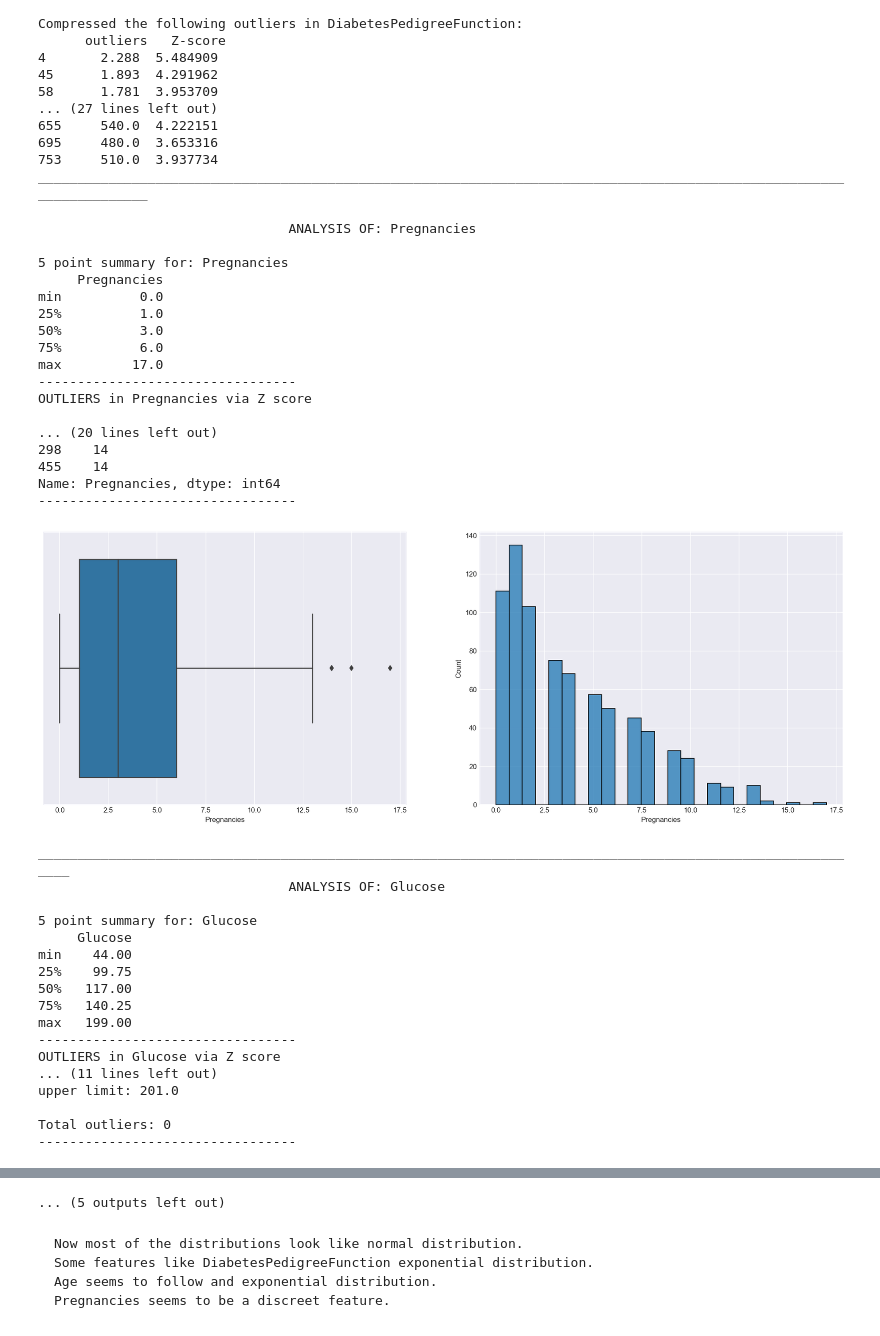
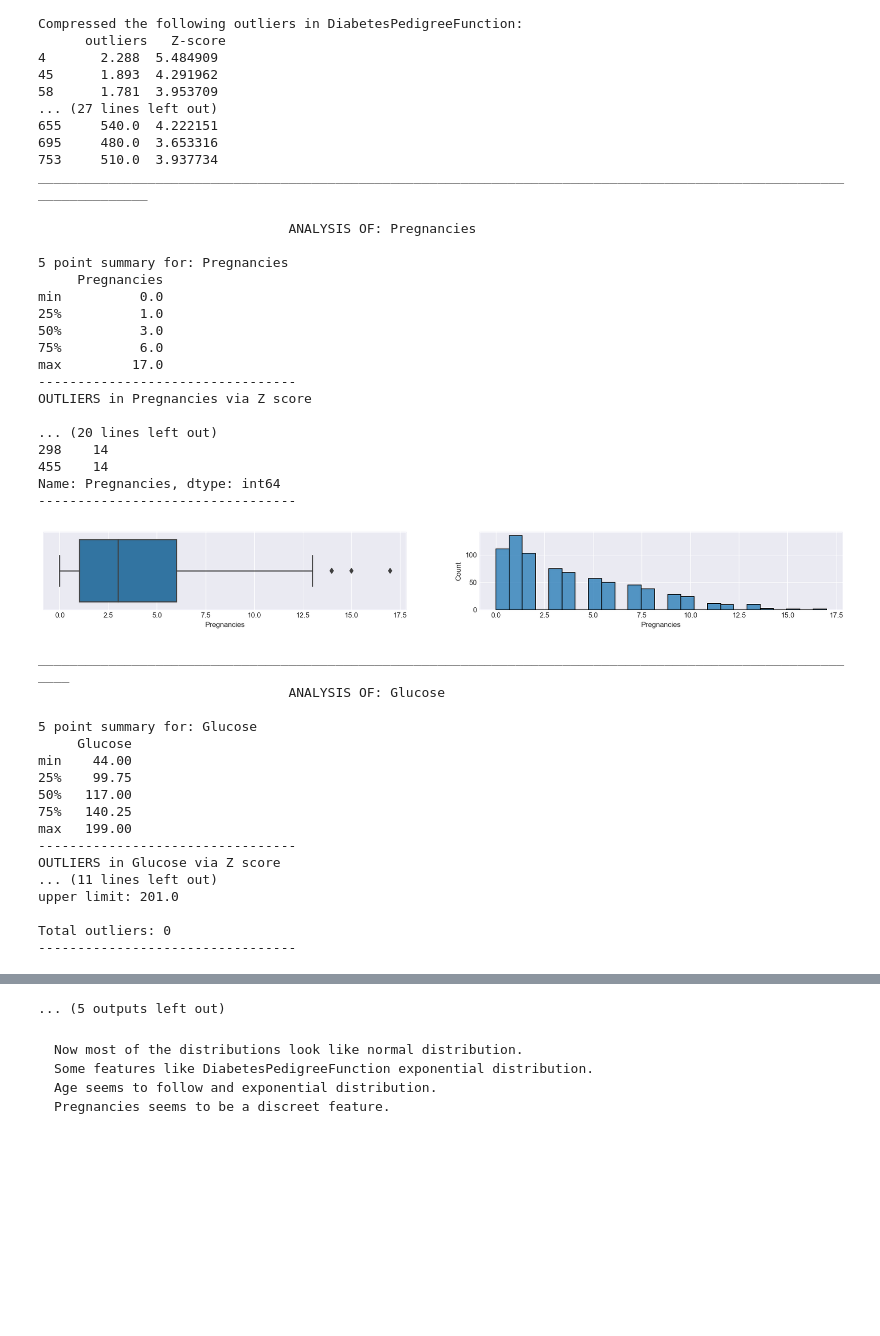
Before and after one commit to afzalmp40/ML-Basic, a Jupyter notebook: Supervised/pima diabetes using pipelines/PIMA diabetes using pipelines.ipynb, the cells around one changed output, grey strips where cells are left out. Cells and saved outputs as stored; diff of their text form; code cells hidden in the pictures; blank space fills up the shorter version.

```diff
--- a/Supervised/pima diabetes using pipelines/PIMA diabetes using pipelines.ipynb
+++ b/Supervised/pima diabetes using pipelines/PIMA diabetes using pipelines.ipynb
@@ -311,26 +311,26 @@ Compressed the following outliers in DiabetesPedigreeFunction:
 753     510.0  3.937734
 _____________________________________________________________________________________________________________________
 # %%
-analysis_quant(df, cols_num)
+analysis_quant(df, cols_num, figsize=(20,2), dpi=120)
 # %% [output]
                                 ANALYSIS OF: Pregnancies
 
 5 point summary for: Pregnancies
      Pregnancies
 min          0.0
 25%          1.0
 50%          3.0
 75%          6.0
 max         17.0
 ---------------------------------
 OUTLIERS in Pregnancies via Z score
 
 ... (20 lines left out)
 298    14
 455    14
 Name: Pregnancies, dtype: int64
 ---------------------------------
-[figure, old version]
+[figure, new version]
 ___________________________________________________________________________________________________________
                                 ANALYSIS OF: Glucose
 
```
Also changed, not shown: parts of 9 cells of this notebook.
